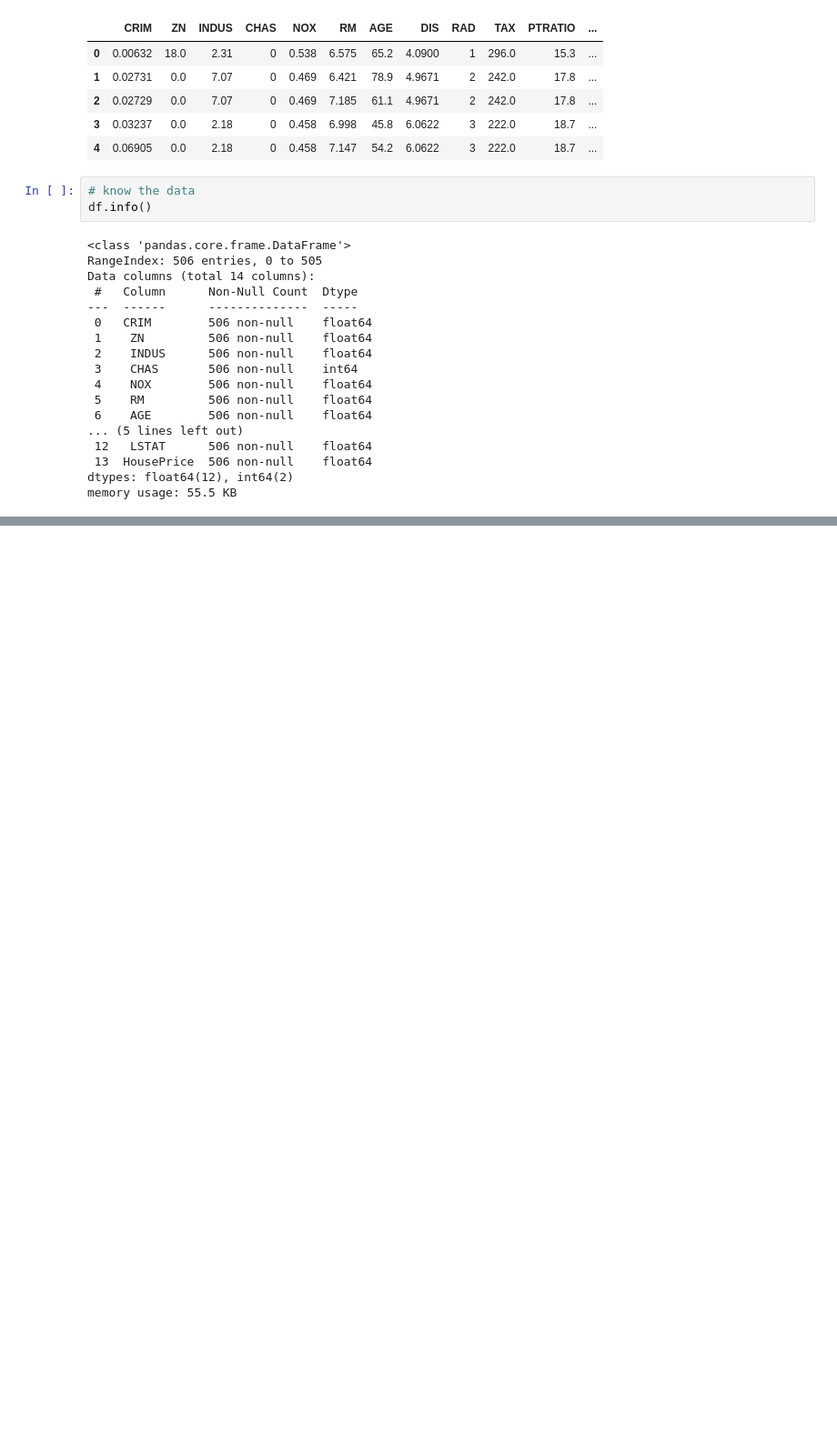
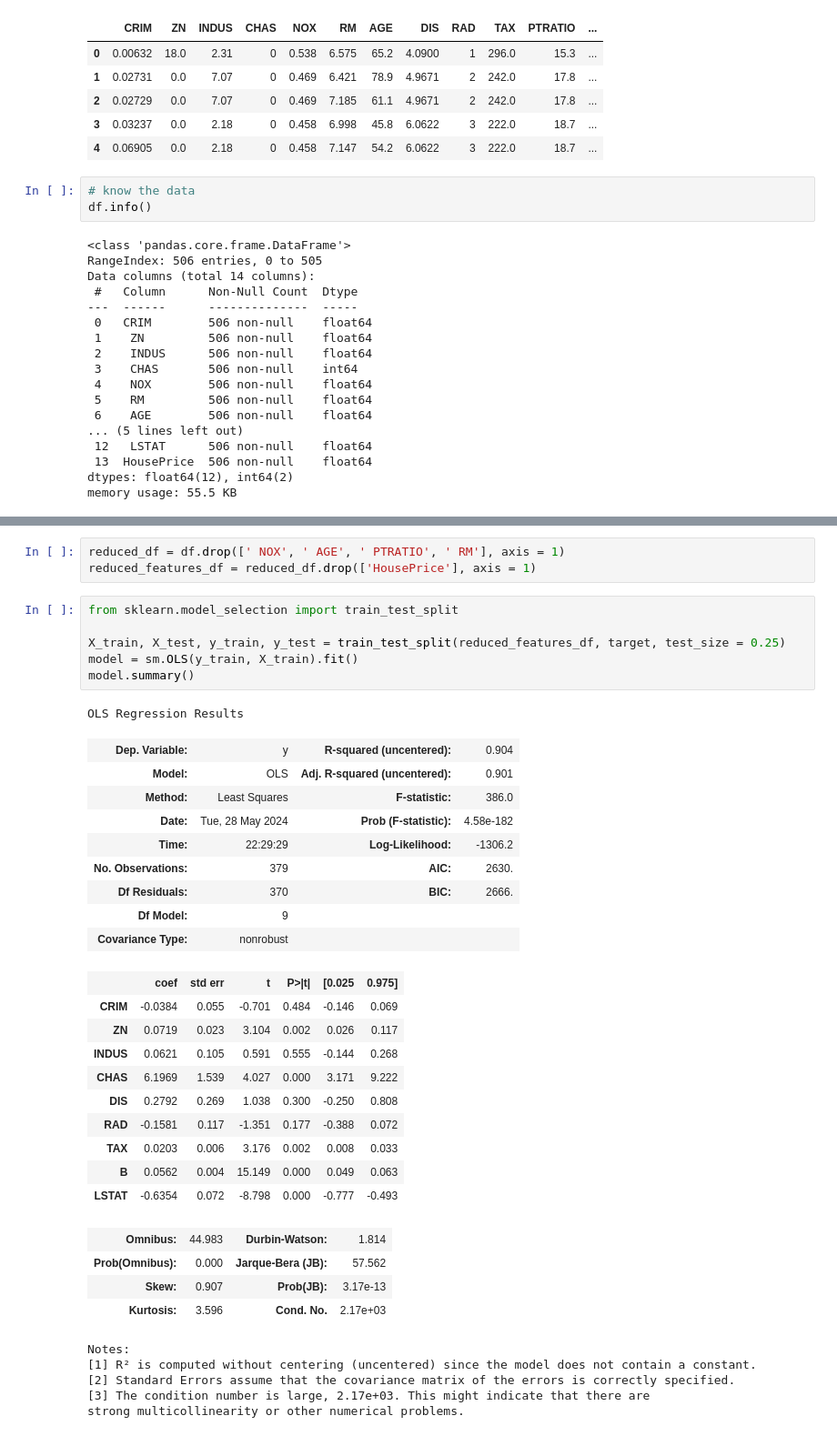
Before and after one commit to timkao/MachineLearning, a Jupyter notebook: linear_regression.ipynb, the cells around one changed output, grey strips where cells are left out. Shown at 91% size. Cells and saved outputs as stored; diff of their text form; blank space fills up the shorter version.

```diff
--- a/linear_regression.ipynb
+++ b/linear_regression.ipynb
@@ -58,0 +191,39 @@ ModuleNotFoundError: No module named 'seaborn'
+# %%
+reduced_df = df.drop([' NOX', ' AGE', ' PTRATIO', ' RM'], axis = 1)
+reduced_features_df = reduced_df.drop(['HousePrice'], axis = 1)
+# %%
+from sklearn.model_selection import train_test_split
+
+X_train, X_test, y_train, y_test = train_test_split(reduced_features_df, target, test_size = 0.25)
+model = sm.OLS(y_train, X_train).fit()
+model.summary()
+# %% [output]
+OLS Regression Results
+| Dep. Variable: | y | R-squared (uncentered): | 0.904 |
+| Model: | OLS | Adj. R-squared (uncentered): | 0.901 |
+| Method: | Least Squares | F-statistic: | 386.0 |
+| Date: | Tue, 28 May 2024 | Prob (F-statistic): | 4.58e-182 |
+| Time: | 22:29:29 | Log-Likelihood: | -1306.2 |
+| No. Observations: | 379 | AIC: | 2630. |
+| Df Residuals: | 370 | BIC: | 2666. |
+| Df Model: | 9 |  |  |
+| Covariance Type: | nonrobust |  |  |
+|  | coef | std err | t | P>|t| | [0.025 | 0.975] |
+| CRIM | -0.0384 | 0.055 | -0.701 | 0.484 | -0.146 | 0.069 |
+| ZN | 0.0719 | 0.023 | 3.104 | 0.002 | 0.026 | 0.117 |
+| INDUS | 0.0621 | 0.105 | 0.591 | 0.555 | -0.144 | 0.268 |
+| CHAS | 6.1969 | 1.539 | 4.027 | 0.000 | 3.171 | 9.222 |
+| DIS | 0.2792 | 0.269 | 1.038 | 0.300 | -0.250 | 0.808 |
+| RAD | -0.1581 | 0.117 | -1.351 | 0.177 | -0.388 | 0.072 |
+| TAX | 0.0203 | 0.006 | 3.176 | 0.002 | 0.008 | 0.033 |
+| B | 0.0562 | 0.004 | 15.149 | 0.000 | 0.049 | 0.063 |
+| LSTAT | -0.6354 | 0.072 | -8.798 | 0.000 | -0.777 | -0.493 |
+| Omnibus: | 44.983 | Durbin-Watson: | 1.814 |
+| Prob(Omnibus): | 0.000 | Jarque-Bera (JB): | 57.562 |
+| Skew: | 0.907 | Prob(JB): | 3.17e-13 |
+| Kurtosis: | 3.596 | Cond. No. | 2.17e+03 |
+Notes:
+[1] R² is computed without centering (uncentered) since the model does not contain a constant.
+[2] Standard Errors assume that the covariance matrix of the errors is correctly specified.
+[3] The condition number is large, 2.17e+03. This might indicate that there are
+strong multicollinearity or other numerical problems.
```
Also changed, not shown: parts of 10 cells of this notebook, 2 other files.
